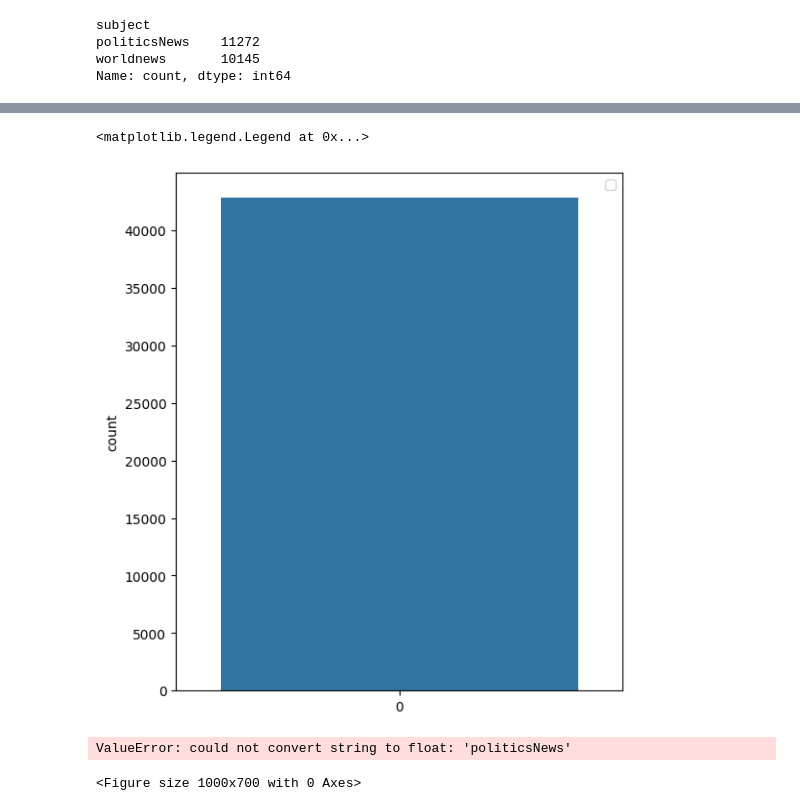
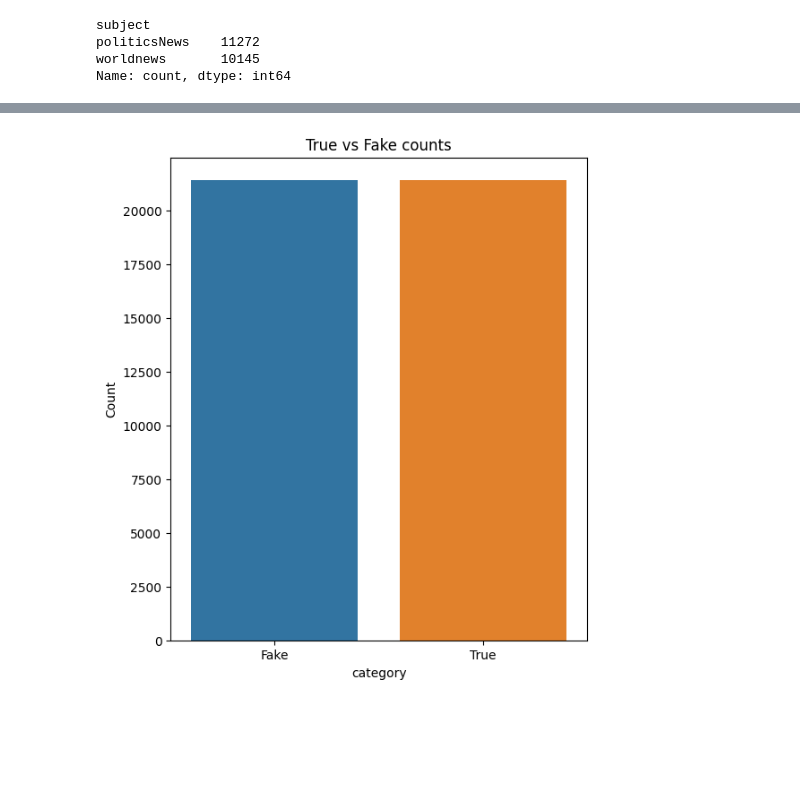
Before and after one commit to mohammadkhoubrou/fake-news-detection, a Jupyter notebook: FNdet.ipynb, the cells around one changed output, grey strips where cells are left out. Saved outputs shown, nothing was run; the diff lists cells and outputs as text; code cells hidden in the pictures; blank space fills up the shorter version.

```diff
--- a/FNdet.ipynb
+++ b/FNdet.ipynb
@@ -53,17 +72,14 @@ df = pd.concat([fake,true]).reset_index(drop=True)
 # %%
 import seaborn as sns
 import matplotlib.pyplot as plt
-%matplotlib inline
+
+df2 = df.copy()
+df2['category'] = df2['category'].map({0: 'True', 1: 'Fake'})
 
 plt.figure(figsize=(6,7))
-sns.countplot(df["category"])
-plt.legend()
+ax = sns.countplot(x='category', data=df2)
+ax.set_ylabel('Count')
+ax.set_title('True vs Fake counts')
+plt.show()
 # %% [output]
-<matplotlib.legend.Legend at 0x...>
-[figure, old version]
+[figure, new version]
-# %%
-plt.figure(figsize=(10,7))
-sns.countplot(df["subject"])
-# %% [output]
-ValueError: could not convert string to float: 'politicsNews'
-<Figure size 1000x700 with 0 Axes>
```
Also changed, not shown: parts of 9 cells of this notebook.
